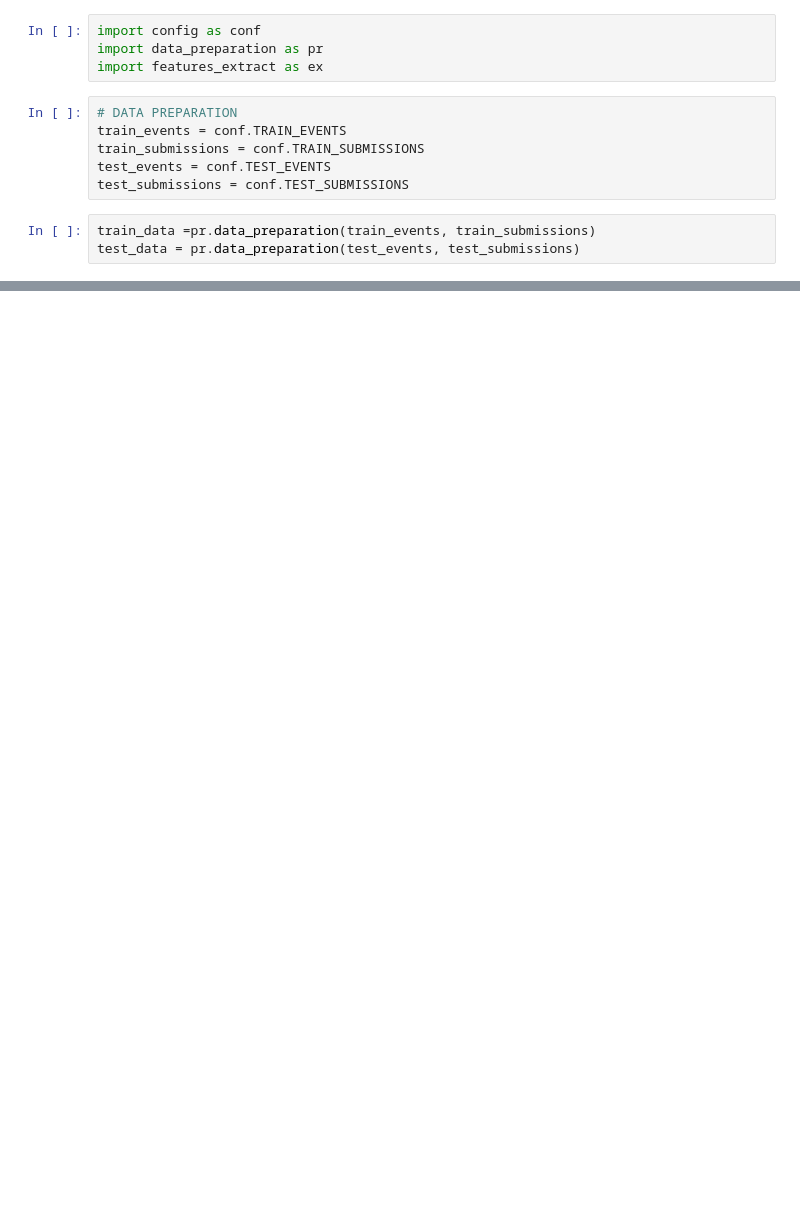
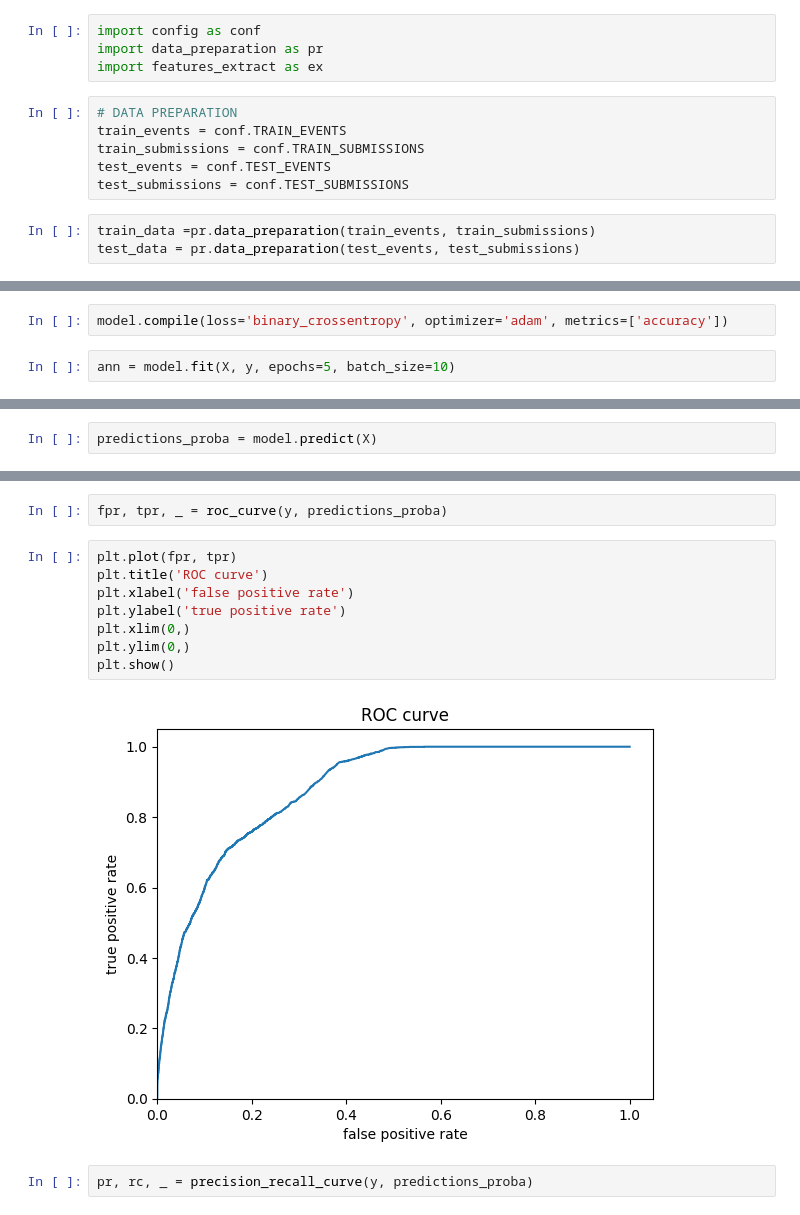
Before and after one commit to betelgeus/study, a Jupyter notebook: statistics/DS_and_ML_intro_Stepic_4852/Stepik_ML_contest/Model_TensorFlow.ipynb, the cells around one changed output, grey strips where cells are left out. Saved outputs shown, nothing was run; the diff lists cells and outputs as text; blank space fills up the shorter version.

```diff
--- a/statistics/DS_and_ML_intro_Stepic_4852/Stepik_ML_contest/Model_TensorFlow.ipynb
+++ b/statistics/DS_and_ML_intro_Stepic_4852/Stepik_ML_contest/Model_TensorFlow.ipynb
@@ -31,0 +40,4 @@ array([[-1.72423514, -0.50183933, -0.63006947, ..., -0.5115427 ,
+# %%
+model.compile(loss='binary_crossentropy', optimizer='adam', metrics=['accuracy'])
+# %%
+ann = model.fit(X, y, epochs=5, batch_size=10)
@@ -31,0 +55,2 @@ array([[-1.72423514, -0.50183933, -0.63006947, ..., -0.5115427 ,
+# %%
+predictions_proba = model.predict(X)
@@ -31,0 +95,14 @@ array([[-1.72423514, -0.50183933, -0.63006947, ..., -0.5115427 ,
+# %%
+fpr, tpr, _ = roc_curve(y, predictions_proba)
+# %%
+plt.plot(fpr, tpr)
+plt.title('ROC curve')
+plt.xlabel('false positive rate')
+plt.ylabel('true positive rate')
+plt.xlim(0,)
+plt.ylim(0,)
+plt.show()
+# %% [output]
+[figure, added]
+# %%
+pr, rc, _ = precision_recall_curve(y, predictions_proba)
```
Also changed, not shown: parts of 17 cells of this notebook, 4 other files.
